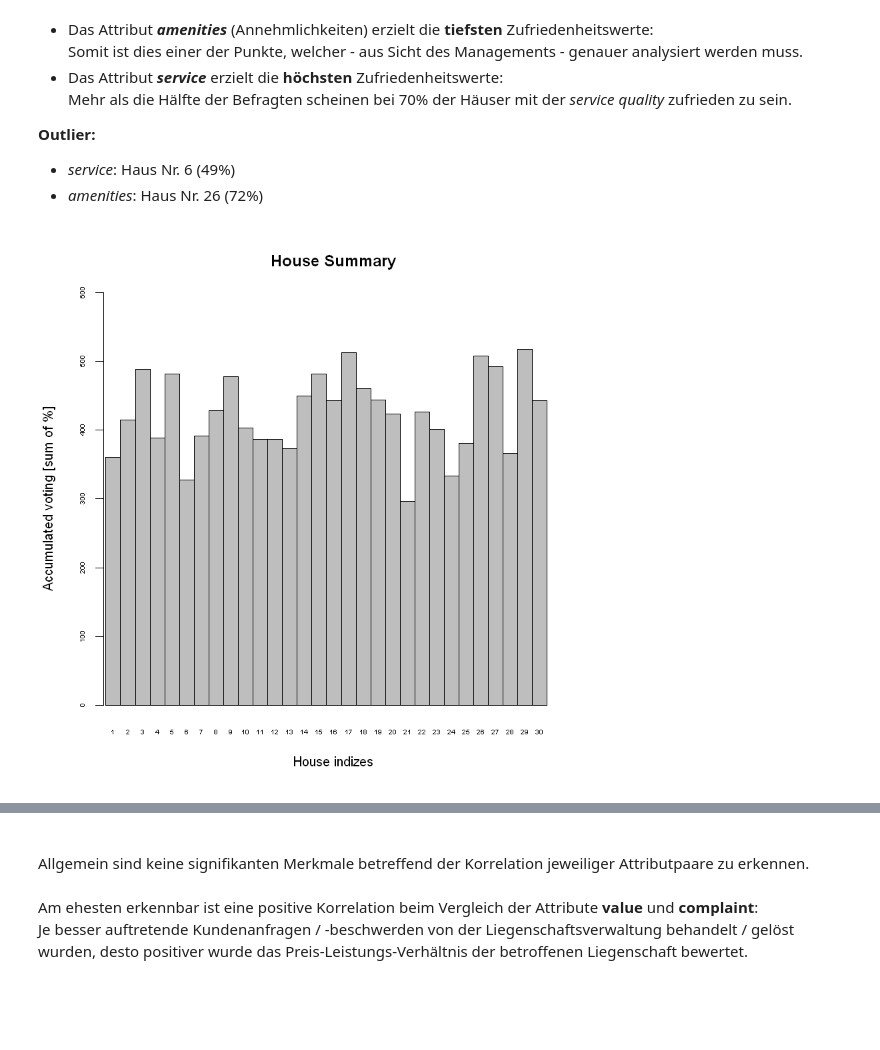
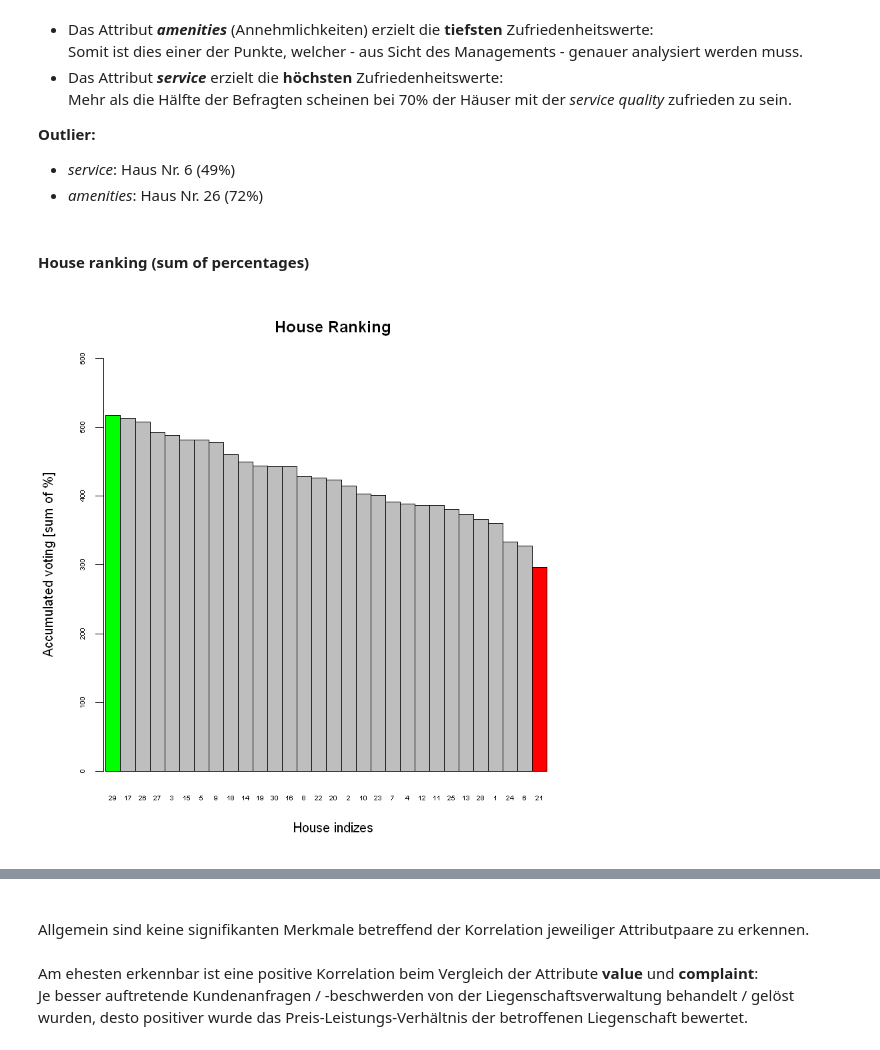
Before and after one commit to markuskaufmann/BIDS, a Jupyter notebook: R_Jupyter/Assignment_R_Jupyter.ipynb, the cells around one changed output, grey strips where cells are left out. Drawn from its saved outputs; the diff is of its cells as text; code cells hidden in the pictures; blank space fills up the shorter version.

```diff
--- a/R_Jupyter/Assignment_R_Jupyter.ipynb
+++ b/R_Jupyter/Assignment_R_Jupyter.ipynb
@@ -156,12 +156,22 @@ Der obigen Datenanalyse sind folgende Kernpunkte zu entnehmen:
 **Outlier:**
 - _service_: Haus Nr. 6 (49%)
 - _amenities_: Haus Nr. 26 (72%)
+# %% [markdown]
+#### House ranking (sum of percentages)
 # %%
-accVoting <- data.frame("house" = seq(1,30,1), "acc_voting" = rowSums(dataSurvey, na.rm = FALSE, dims = 1))
+accVoting <- data.frame("house" = seq(1,nrow(dataSurvey),1), "acc_voting" = rowSums(dataSurvey, na.rm = FALSE, dims = 1))
+
+house_ranking <- data.frame(accVoting)
+house_ranking <- house_ranking[rev(order(house_ranking$acc_voting)),]
+rownames(house_ranking) <- NULL
+
+valseq <- 1:nrow(dataSurvey)
+boundaries <- c(1, 2, nrow(dataSurvey))
+cols <- c("green", "grey", "red")[findInterval(valseq, vec=boundaries)]
 
 par(cex.axis=0.5)
-barplot(accVoting$acc_voting, main = "House Summary",
+barplot(house_ranking$acc_voting, main = "House Ranking",
         xlab = "House indizes", ylab = "Accumulated voting [sum of %]",
-        xlim = c(1, 30), ylim = c(0, 600), names.arg=rownames(accVoting), space = 0)
+        xlim = c(1, nrow(dataSurvey)), ylim = c(0, 600), names.arg = house_ranking$house, space = 0, col = cols)
 # %% [output]
-[figure, old version]
+[figure, new version]
```
Also changed, not shown: parts of 29 cells of this notebook.
